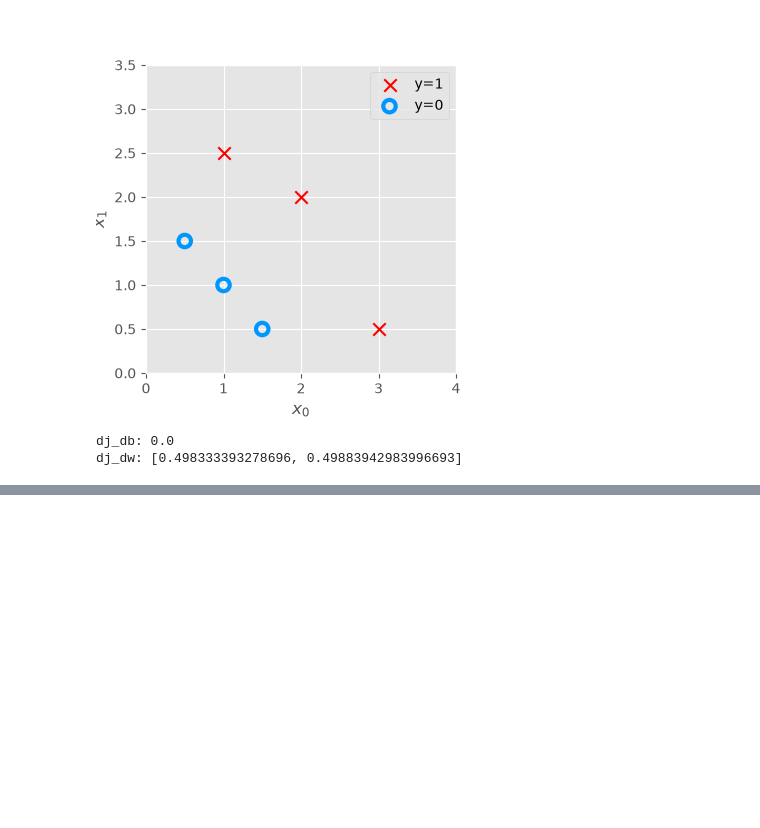
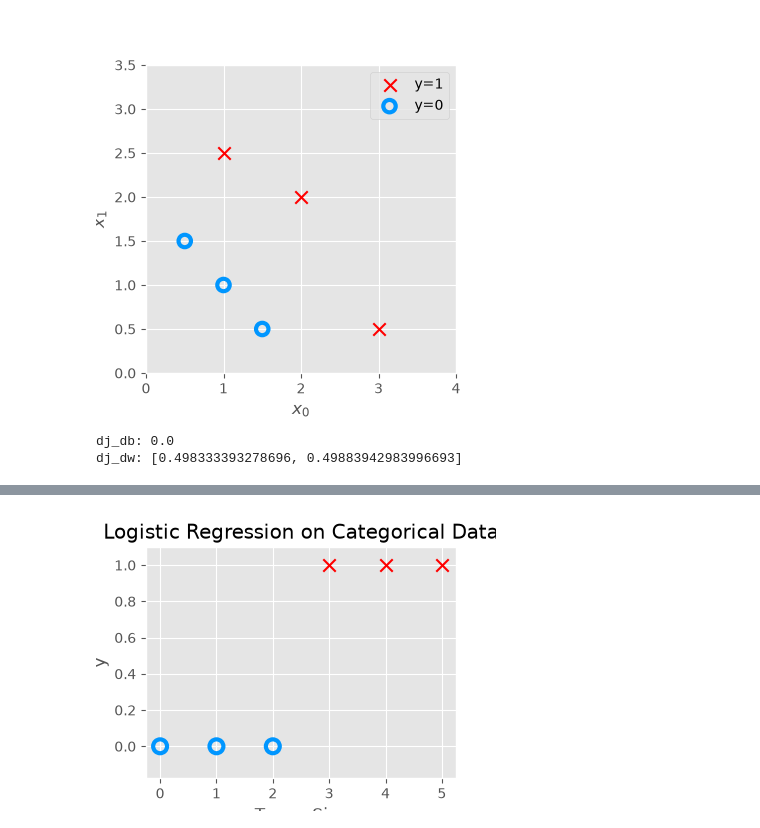
Before and after one commit to Lenmini512/Machine_learning_specialization, a Jupyter notebook: Course-1-Supervised-Learning/Week-3-Classification/06_gradient_descent_for_logistic_regression.ipynb, the cells around one changed output, grey strips where cells are left out. Drawn from its saved outputs; the diff is of its cells as text; code cells hidden in the pictures; blank space fills up the shorter version.

```diff
--- a/Course-1-Supervised-Learning/Week-3-Classification/06_gradient_descent_for_logistic_regression.ipynb
+++ b/Course-1-Supervised-Learning/Week-3-Classification/06_gradient_descent_for_logistic_regression.ipynb
@@ -109,0 +143,6 @@ AttributeError: module 'copy' has no attribute 'deecopy'
+# %%
+fig,ax = plt.subplots(1,1,figsize=(4,3))
+plt_tumor_data(x_train, y_train, ax)
+plt.show()
+# %% [output]
+[figure, added]
```
Also changed, not shown: parts of 4 cells of this notebook, 3 other files.
